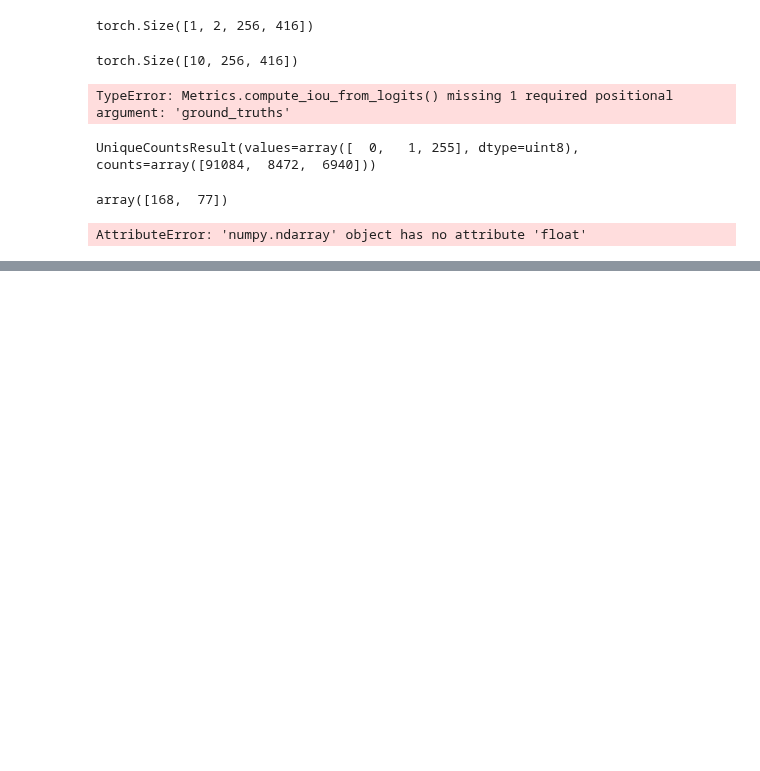
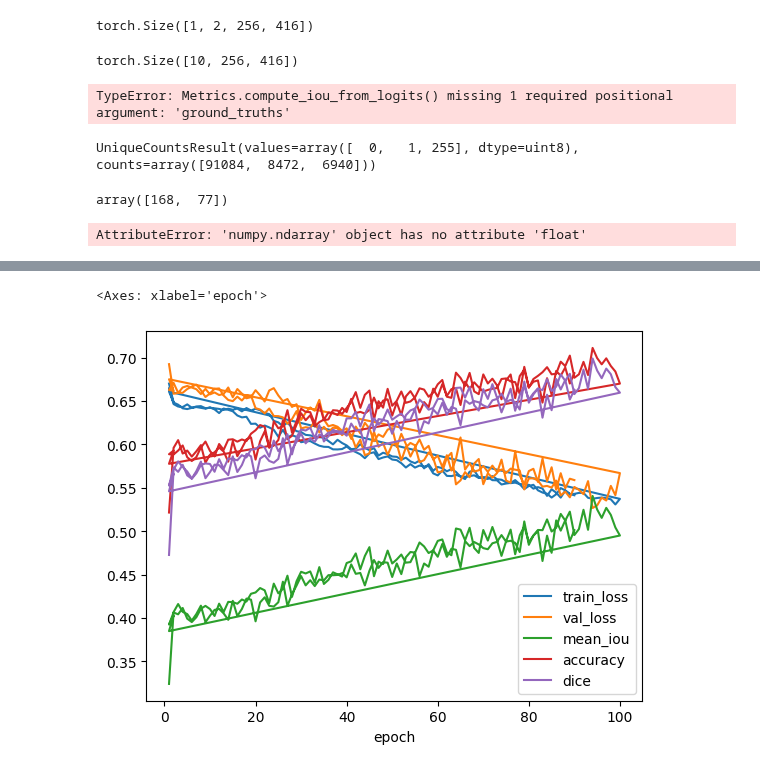
Before and after one commit to G30rg3ab/Computer-Vision-Project, a Jupyter notebook: playground.ipynb, the cells around one changed output, grey strips where cells are left out. Drawn from its saved outputs; the diff is of its cells as text; code cells hidden in the pictures; blank space fills up the shorter version.

```diff
--- a/playground.ipynb
+++ b/playground.ipynb
@@ -215,0 +242,5 @@ AttributeError: 'numpy.ndarray' object has no attribute 'float'
+# %%
+df.set_index('epoch').plot()
+# %% [output]
+<Axes: xlabel='epoch'>
+[figure, added]
```
Also changed, not shown: parts of 2 cells of this notebook, 2 other files.
